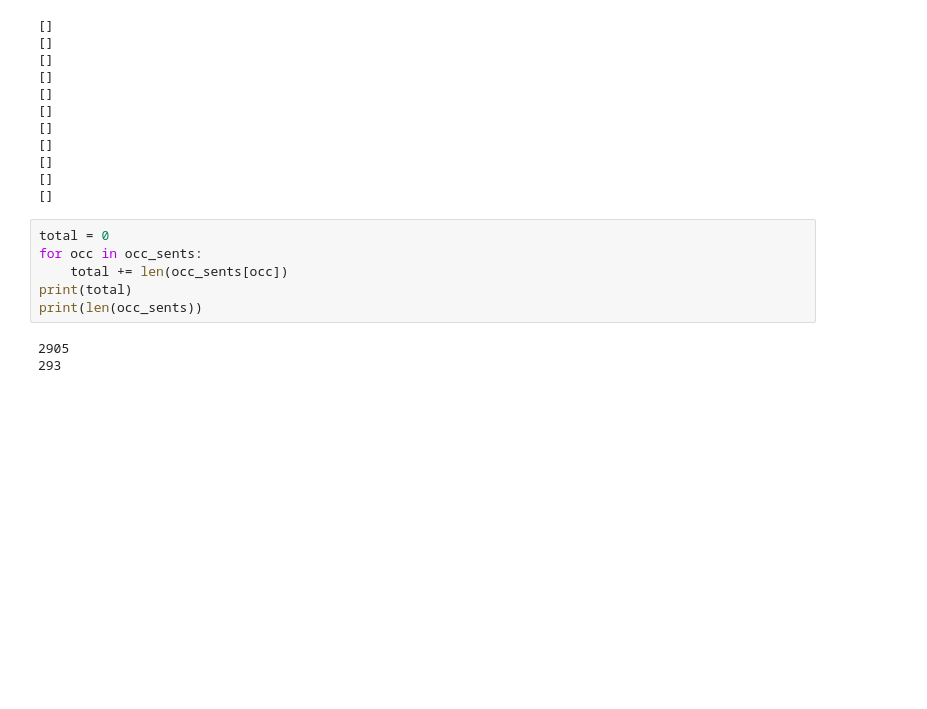
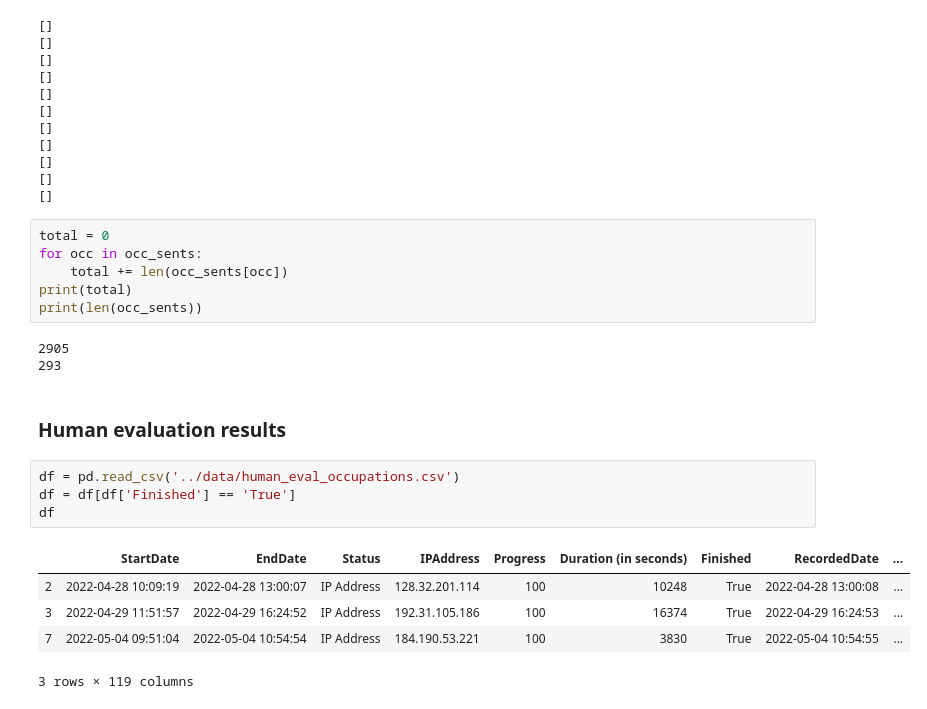
Before and after one commit to lucy3/context_semantic_axes, a Jupyter notebook: code/axes_occupation_viz.ipynb, the cells around one changed output. Cells and saved outputs as stored; diff of their text form; blank space fills up the shorter version.

Commit message:
human eval results

```diff
--- a/code/axes_occupation_viz.ipynb
+++ b/code/axes_occupation_viz.ipynb
@@ -520,3 +521,15 @@ print(len(occ_sents))
 # %% [output]
 2905
 293
+# %% [markdown]
+### Human evaluation results
+# %%
+df = pd.read_csv('../data/human_eval_occupations.csv')
+df = df[df['Finished'] == 'True']
+df
+# %% [output]
+|  | StartDate | EndDate | Status | IPAddress | Progress | Duration (in seconds) | Finished | RecordedDate | ... |
+| 2 | 2022-04-28 10:09:19 | 2022-04-28 13:00:07 | IP Address | 128.32.201.114 | 100 | 10248 | True | 2022-04-28 13:00:08 | ... |
+| 3 | 2022-04-29 11:51:57 | 2022-04-29 16:24:52 | IP Address | 192.31.105.186 | 100 | 16374 | True | 2022-04-29 16:24:53 | ... |
+| 7 | 2022-05-04 09:51:04 | 2022-05-04 10:54:54 | IP Address | 184.190.53.221 | 100 | 3830 | True | 2022-05-04 10:54:55 | ... |
+3 rows × 119 columns
```
Also changed, not shown: parts of 6 cells of this notebook.
